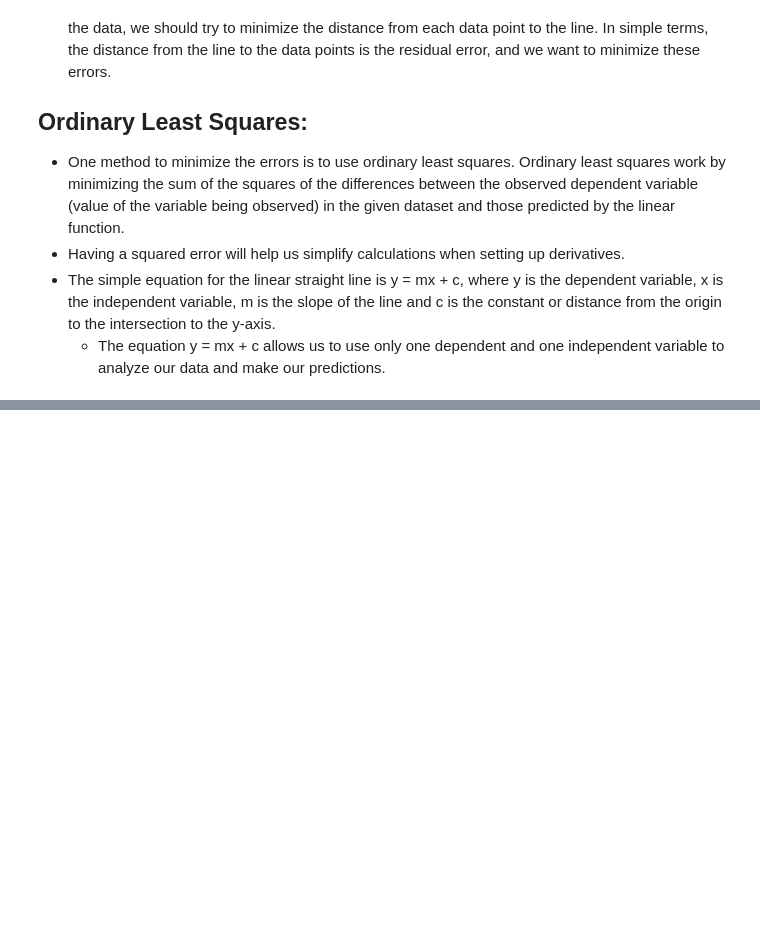
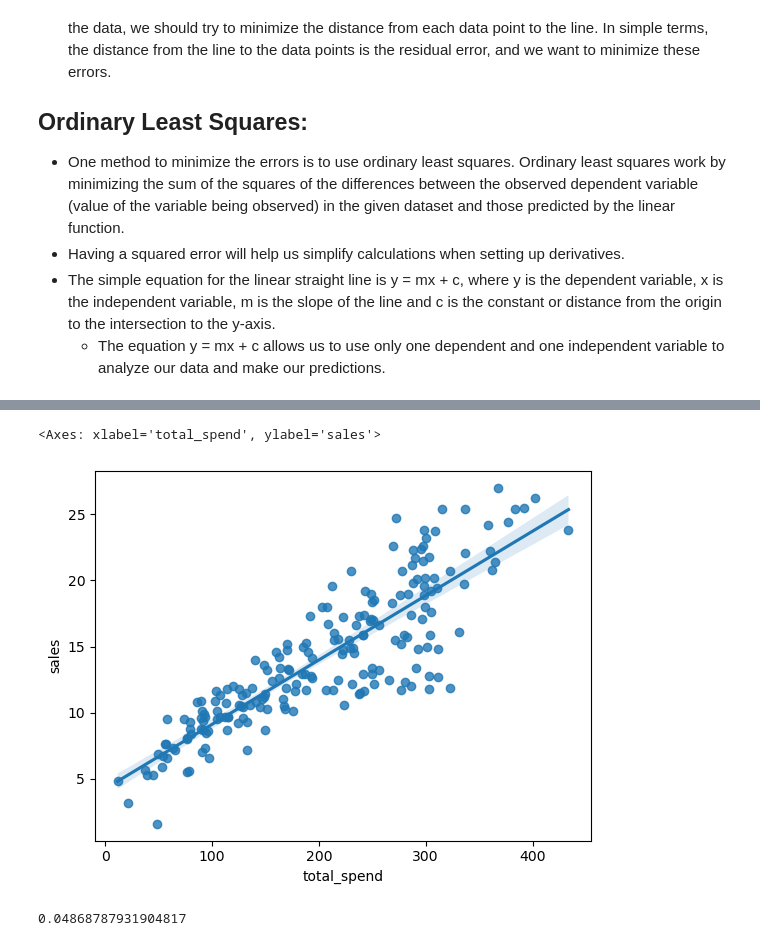
Before and after one commit to savan2508/Jupyter-Notebooks, a Jupyter notebook: Machine Learning/Linear_regression.ipynb, the cells around one changed output, grey strips where cells are left out. Saved outputs shown, nothing was run; the diff lists cells and outputs as text; code cells hidden in the pictures; blank space fills up the shorter version.

```diff
--- a/Machine Learning/Linear_regression.ipynb
+++ b/Machine Learning/Linear_regression.ipynb
@@ -17,0 +62,5 @@
+# %%
+sns.regplot(data=df, x='total_spend', y='sales')
+# %% [output]
+<Axes: xlabel='total_spend', ylabel='sales'>
+[figure, added]
@@ -17,0 +78,4 @@
+# %%
+np.polyfit(X, y, deg=1)[0]
+# %% [output]
+0.04868787931904817
```
Also changed, not shown: parts of 13 cells of this notebook, 5 other files.
